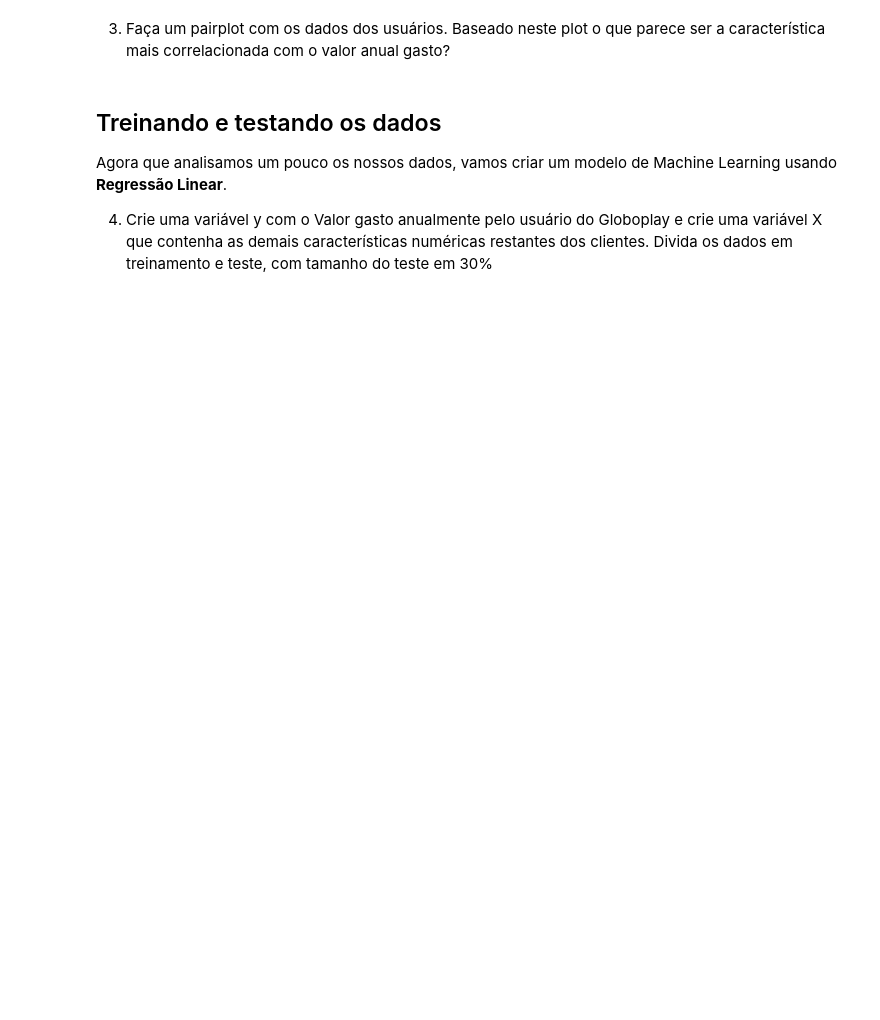
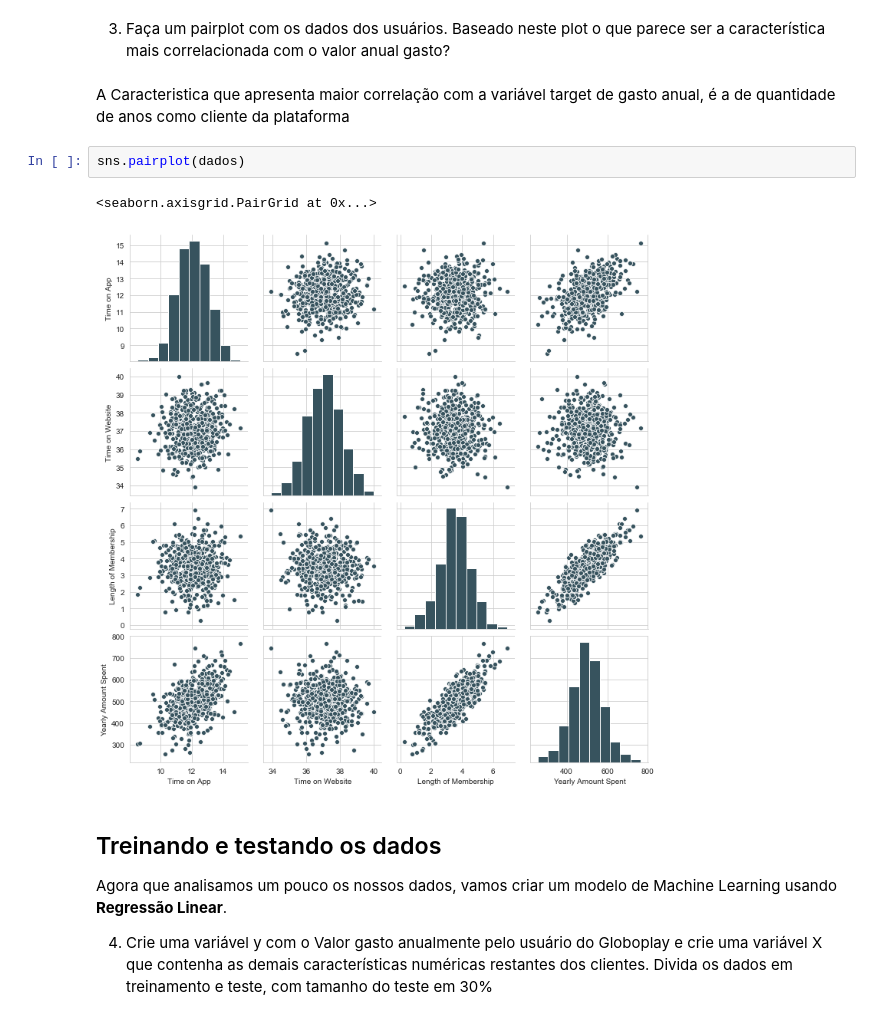
Before and after one commit to mathiasan1/globoAiOps, a Jupyter notebook: TesteAiOps.ipynb, the cells around one changed output. Drawn from its saved outputs; the diff is of its cells as text; blank space fills up the shorter version.

```diff
--- a/TesteAiOps.ipynb
+++ b/TesteAiOps.ipynb
@@ -94,5 +161,12 @@ sns.set_style('whitegrid')
 # %% [markdown]
 3) Faça um pairplot com os dados dos usuários.  Baseado neste plot o que parece ser a característica mais correlacionada com o valor anual gasto?
+# %% [markdown]
+A Caracteristica que apresenta maior correlação com a variável target de gasto anual, é a de quantidade de anos como cliente da plataforma
+# %%
+sns.pairplot(dados)
+# %% [output]
+<seaborn.axisgrid.PairGrid at 0x...>
+[figure, added]
 # %% [markdown]
 ## Treinando e testando os dados
 
```
Also changed, not shown: parts of 28 cells of this notebook.
